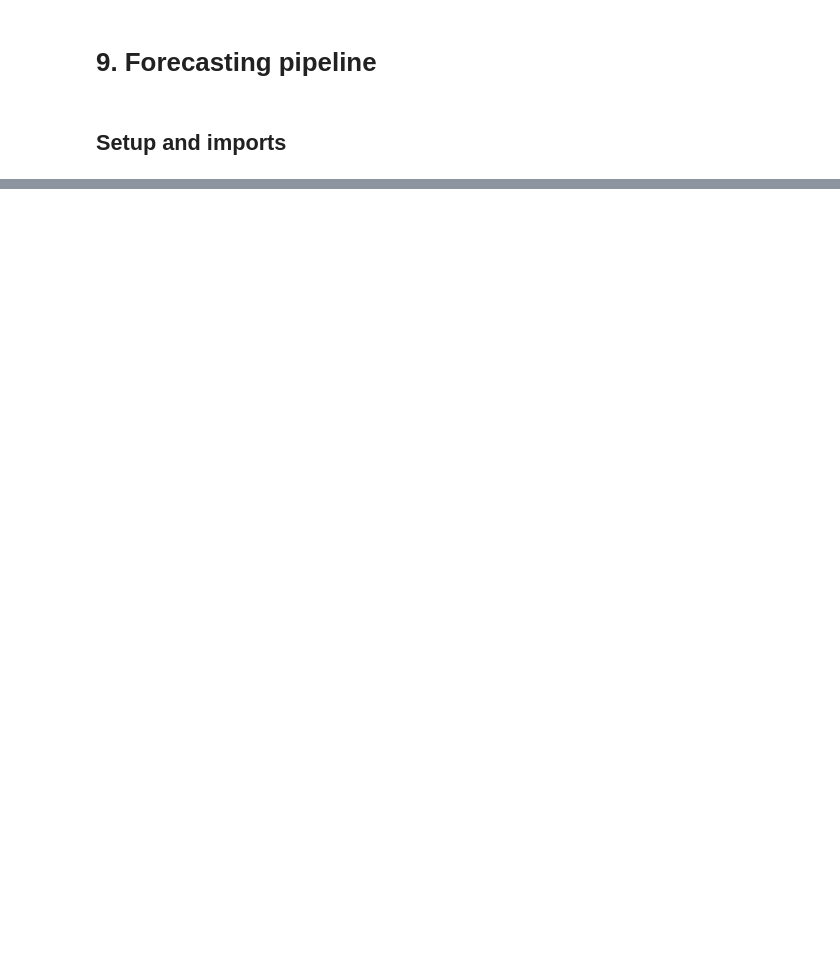
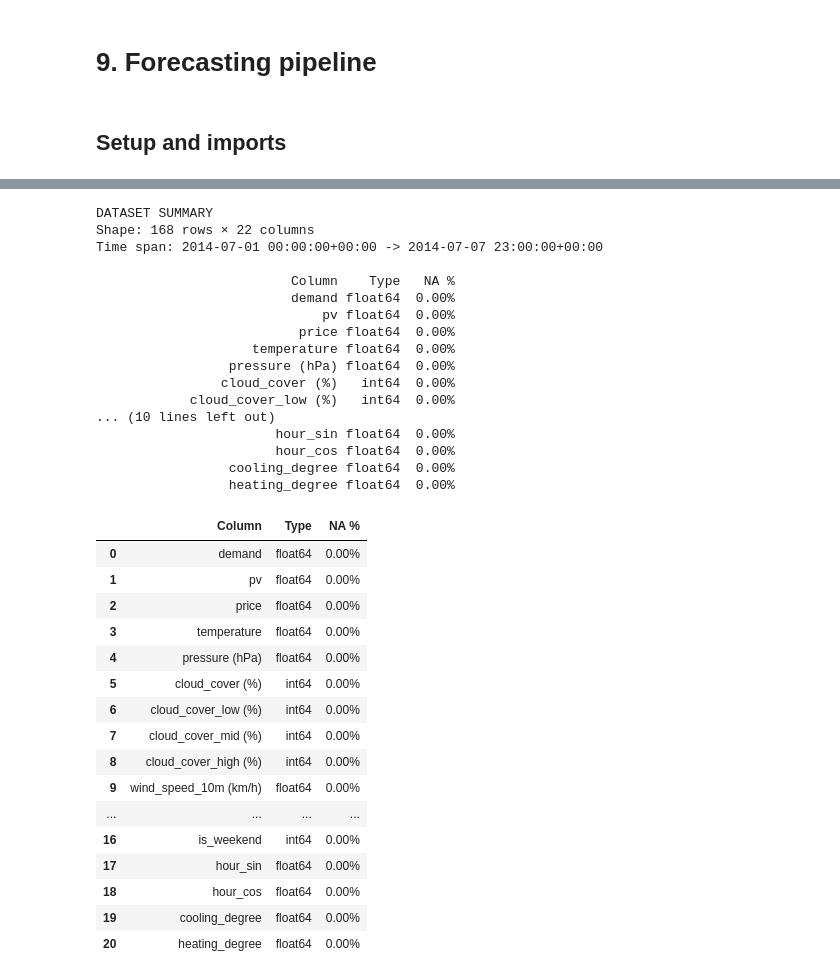
Before and after one commit to Danwerk/HomeEnergyManagementSystem, a Jupyter notebook: 09-forecasting-pipeline.ipynb, the cells around one changed output, grey strips where cells are left out. Cells and saved outputs as stored; diff of their text form; code cells hidden in the pictures; blank space fills up the shorter version.

```diff
--- a/09-forecasting-pipeline.ipynb
+++ b/09-forecasting-pipeline.ipynb
@@ -38,0 +57,46 @@ df.head()
+# %%
+forecast_raw = load_forecast_data()
+forecast_raw = forecast_raw.sort_index()
+forecast_raw = forecast_raw.asfreq("h")
+forecast_raw = forecast_raw.interpolate(method="time", limit_direction="both")
+forecast_raw = forecast_raw.reset_index()
+
+forecast_fe = add_time_weather_features(forecast_raw)
+
+forecast_fe = forecast_fe.round(5)
+show_table_info(forecast_fe)
+# %% [output]
+DATASET SUMMARY
+Shape: 168 rows × 22 columns
+Time span: 2014-07-01 00:00:00+00:00 -> 2014-07-07 23:00:00+00:00
+
+                         Column    Type   NA %
+                         demand float64  0.00%
+                             pv float64  0.00%
+                          price float64  0.00%
+                    temperature float64  0.00%
+                 pressure (hPa) float64  0.00%
+                cloud_cover (%)   int64  0.00%
+            cloud_cover_low (%)   int64  0.00%
+... (10 lines left out)
+                       hour_sin float64  0.00%
+                       hour_cos float64  0.00%
+                 cooling_degree float64  0.00%
+                 heating_degree float64  0.00%
+|  | Column | Type | NA % |
+| 0 | demand | float64 | 0.00% |
+| 1 | pv | float64 | 0.00% |
+| 2 | price | float64 | 0.00% |
+| 3 | temperature | float64 | 0.00% |
+| 4 | pressure (hPa) | float64 | 0.00% |
+| 5 | cloud_cover (%) | int64 | 0.00% |
+| 6 | cloud_cover_low (%) | int64 | 0.00% |
+| 7 | cloud_cover_mid (%) | int64 | 0.00% |
+| 8 | cloud_cover_high (%) | int64 | 0.00% |
+| 9 | wind_speed_10m (km/h) | float64 | 0.00% |
+| ... | ... | ... | ... |
+| 16 | is_weekend | int64 | 0.00% |
+| 17 | hour_sin | float64 | 0.00% |
+| 18 | hour_cos | float64 | 0.00% |
+| 19 | cooling_degree | float64 | 0.00% |
+| 20 | heating_degree | float64 | 0.00% |
```
Also changed, not shown: parts of 22 cells of this notebook, 12 other files.
